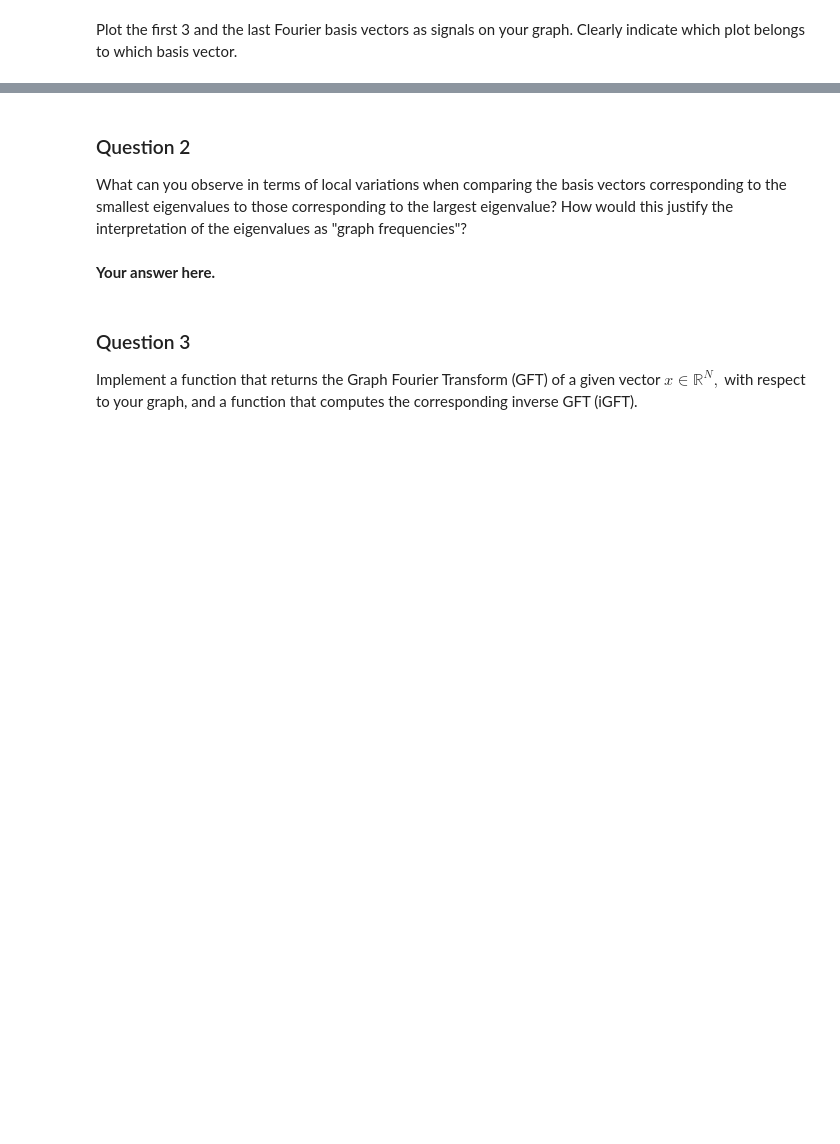
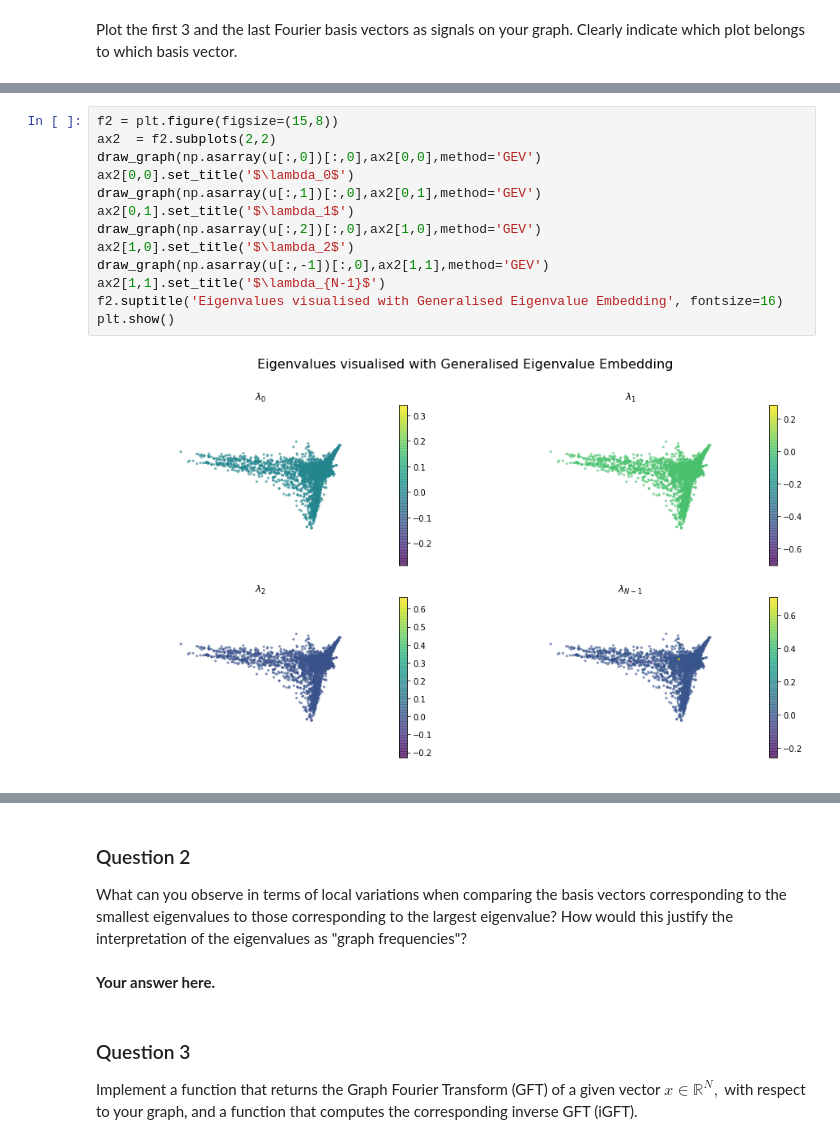
Before and after one commit to mattminder/ntds_24, a Jupyter notebook: Milestone_4/4_graph_signal_processing.ipynb, the cells around one changed output, grey strips where cells are left out. Saved outputs shown, nothing was run; the diff lists cells and outputs as text; blank space fills up the shorter version.

```diff
--- a/Milestone_4/4_graph_signal_processing.ipynb
+++ b/Milestone_4/4_graph_signal_processing.ipynb
@@ -164,0 +174,15 @@ np.real(evecs_c)[:15,2], U[:15, 2]
+# %%
+f2 = plt.figure(figsize=(15,8))
+ax2  = f2.subplots(2,2)
+draw_graph(np.asarray(u[:,0])[:,0],ax2[0,0],method='GEV')
+ax2[0,0].set_title('$\lambda_0$')
+draw_graph(np.asarray(u[:,1])[:,0],ax2[0,1],method='GEV')
+ax2[0,1].set_title('$\lambda_1$')
+draw_graph(np.asarray(u[:,2])[:,0],ax2[1,0],method='GEV')
+ax2[1,0].set_title('$\lambda_2$')
+draw_graph(np.asarray(u[:,-1])[:,0],ax2[1,1],method='GEV')
+ax2[1,1].set_title('$\lambda_{N-1}$')
+f2.suptitle('Eigenvalues visualised with Generalised Eigenvalue Embedding', fontsize=16)
+plt.show()
+# %% [output]
+[figure, added]
```
Also changed, not shown: parts of 18 cells of this notebook.
